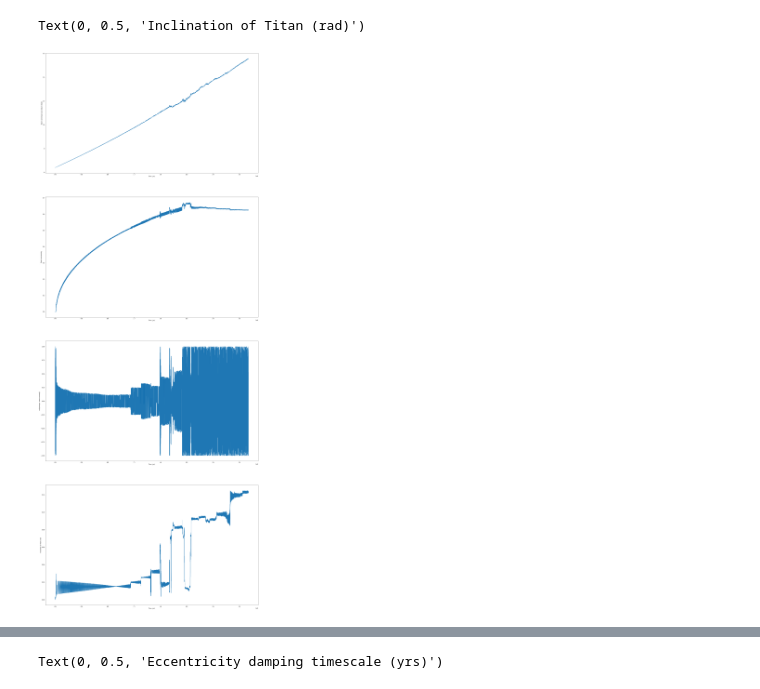
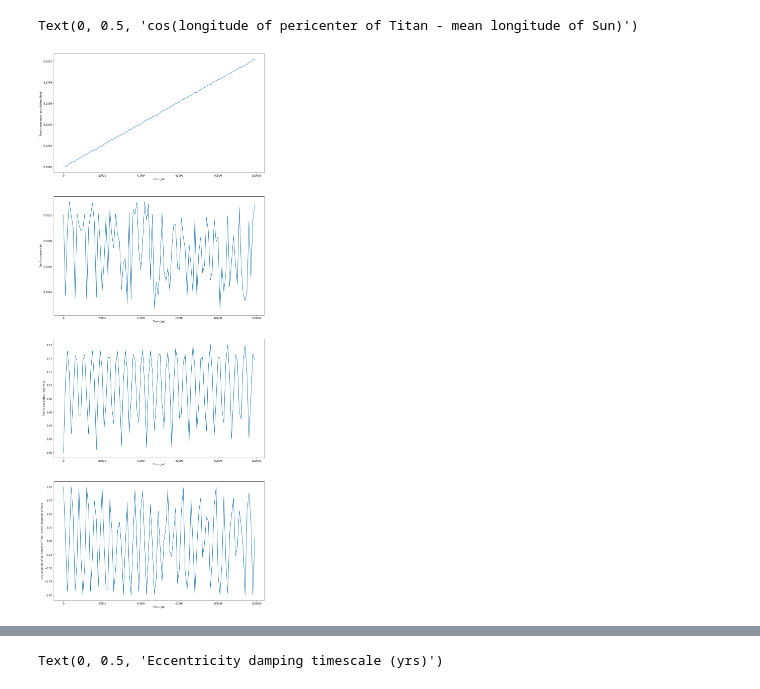
Before and after one commit to hdayuan/F21_JP_Titan-Sims, a Jupyter notebook: plot-titan.ipynb, the cells around one changed output, grey strips where cells are left out. Cells and saved outputs as stored; diff of their text form; code cells hidden in the pictures.

```diff
--- a/plot-titan.ipynb
+++ b/plot-titan.ipynb
@@ -3,10 +3,10 @@ import matplotlib.pyplot as plt
 import numpy as np
 
 # read arguments, and open corresponding output file
-numSamples = 30000
-step = 2
-f = open(r"v3out-div1.0-"+str(numSamples)+"s-8.2to12.9rs.txt", "r")
-buffer = 4
+numSamples = 100
+step = 1
+buffer = 3
+f = open(r"v4t-"+str(numSamples)+"s-8.2rs-0.1myrs.txt", "r")
 
 plotSamples = numSamples // step
 
@@ -14,42 +14,42 @@ plotSamples = numSamples // step
 a_array = [0] * plotSamples
 e_array = [0] * plotSamples
 i_array = [0] * plotSamples
 t_array = [0] * plotSamples
 diff_array = [0] * plotSamples
 
 # read file
 allLines = f.readlines()
 f.close()
 for i in range(buffer, buffer + numSamples, step):
     numbers = allLines[i].split()
     a_array[(i - buffer) // step] = float(numbers[0])
     e_array[(i - buffer) // step] = float(numbers[1])
-    i_array[(i - buffer) // step] = float(numbers[4])
+    i_array[(i - buffer) // step] = float(numbers[2])/np.pi*180.
     t_array[(i - buffer) // step] = float(numbers[5])
-    diff_array[(i - buffer) // step] = np.cos(float(numbers[2]) - float(numbers[3]))
+    diff_array[(i - buffer) // step] = np.cos(float(numbers[3]) - float(numbers[4]))
 
 fig, axs = plt.subplots(4)
 
-fig.set_size_inches(30, 80)
+fig.set_size_inches(15, 40)
 
 axs[0].plot(t_array,a_array)
 axs[0].set_xlabel('Time (yrs)')
 axs[0].set_ylabel('Titan\'s semimajor axis (Saturn Radii)')
 
 axs[1].plot(t_array,e_array)
 axs[1].set_xlabel('Time (yrs)')
 axs[1].set_ylabel('Titan\'s eccentricity')
 
-axs[2].plot(t_array,diff_array)
+axs[2].plot(t_array,i_array)
 axs[2].set_xlabel('Time (yrs)')
-axs[2].set_ylabel('cos(pomega - mean anomaly)')
+axs[2].set_ylabel('Titan\'s inclination (degrees)')
 
-axs[3].plot(t_array,i_array)
+axs[3].plot(t_array,diff_array)
 axs[3].set_xlabel('Time (yrs)')
-axs[3].set_ylabel('Inclination of Titan (rad)')
+axs[3].set_ylabel('cos(longitude of pericenter of Titan - mean longitude of Sun)')
 # %% [output]
-Text(0, 0.5, 'Inclination of Titan (rad)')
+Text(0, 0.5, 'cos(longitude of pericenter of Titan - mean longitude of Sun)')
-[figure, old version]
+[figure, new version]
 # %%
 start_ratio = 0.
 end_ratio = 1./8.
```
Also changed, not shown: parts of 2 cells of this notebook, 4 other files.
